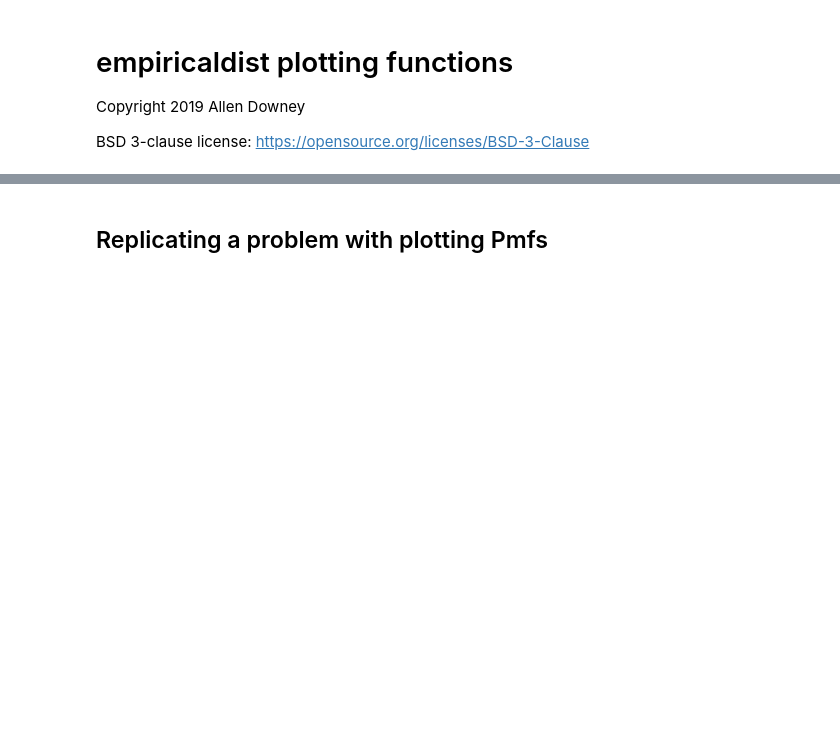
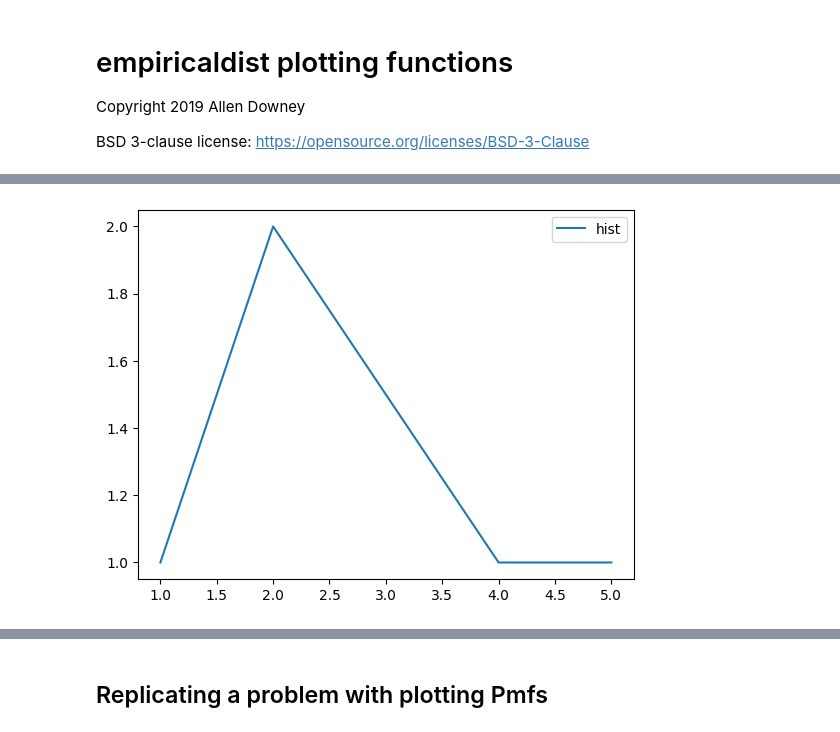
Before and after one commit to AllenDowney/empiricaldist, a Jupyter notebook: empiricaldist/test_plot.ipynb, the cells around one changed output, grey strips where cells are left out. Drawn from its saved outputs; the diff is of its cells as text; code cells hidden in the pictures; blank space fills up the shorter version.

```diff
--- a/empiricaldist/test_plot.ipynb
+++ b/empiricaldist/test_plot.ipynb
@@ -14,3 +21,8 @@ import matplotlib.pyplot as plt
+# %%
+hist.plot(label='hist')
+plt.legend();
+# %% [output]
+[figure, added]
 # %%
 from empiricaldist import Pmf
 # %%
```
Also changed, not shown: parts of 20 cells of this notebook, 2 other files.
